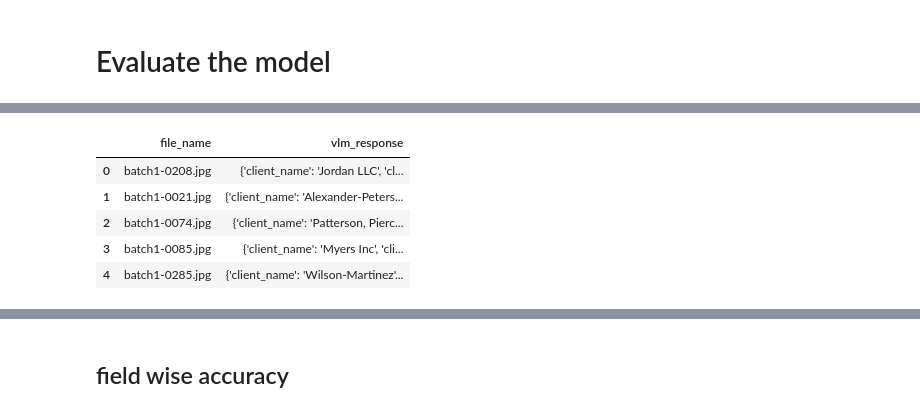
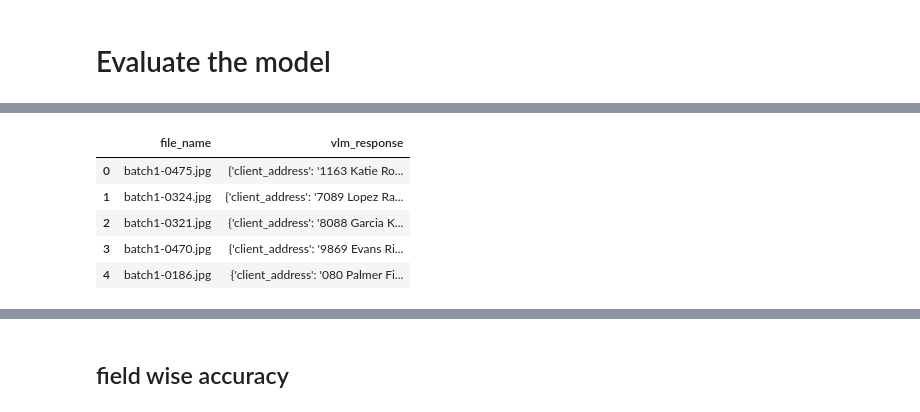
Before and after one commit to avinishV/small_vlm_for_invoice, a Jupyter notebook: invoice-data-extraction-using-smolvlm.ipynb, the cells around one changed output, grey strips where cells are left out. Cells and saved outputs as stored; diff of their text form; code cells hidden in the pictures.

```diff
--- a/invoice-data-extraction-using-smolvlm.ipynb
+++ b/invoice-data-extraction-using-smolvlm.ipynb
@@ -60,5 +29,5 @@ time: 1min 22s (started: 2025-06-09 16:41:31 +00:00)
 # %%
-csv_file = "/kaggle/input/high-quality-invoice-images-for-ocr/batch_1/batch_1/batch1_1.csv"
+csv_file = "../batch_1/batch_1/batch1_1.csv"
 df = pd.read_csv(csv_file)
 df.head()
 # %% [output]
@@ -321,7 +285,7 @@ time: 302 µs (started: 2025-06-08 11:07:08 +00:00)
 import os
 from transformers.image_utils import load_image
 
-img_folder_path = "/kaggle/input/high-quality-invoice-images-for-ocr/batch_1/batch_1/batch1_1"
+img_folder_path = "../batch_1/batch_1/batch1_1"
 images_path = []
 invoice_no_lst = []
 for file in os.listdir(img_folder_path):
@@ -435,4 +397,4 @@ def custom_collate_fn(batch):
 
 # Initialize dataset and dataloader
 dataset = InvoiceDataset(images_path, invoice_no_lst, messages, processor)
-dataloader = DataLoader(dataset, batch_size=5, num_workers=0, pin_memory=True, collate_fn=custom_collate_fn)
+dataloader = DataLoader(dataset, batch_size=15, num_workers=0, pin_memory=True, collate_fn=custom_collate_fn)
@@ -507,7 +501,7 @@ df.head()
 # Ground truth
 # %%
 import pandas as pd
-csv_file = "/kaggle/input/high-quality-invoice-images-for-ocr/batch_1/batch_1/batch1_1.csv"
+csv_file = "../batch_1/batch_1/batch1_1.csv"
 df = pd.read_csv(csv_file)
 # df = df.rename(columns={'File Name': 'file_name'})
 df.head()
@@ -635,12 +609,12 @@ time: 485 µs (started: 2025-06-09 16:46:41 +00:00)
 # %%
-df_resp = pd.read_csv("/kaggle/input/invoice-data-extraction-using-smolvlm/extracted_data.csv")
+df_resp = pd.read_csv("./extracted_data.csv")
 df_resp.columns =  ["file_name", "vlm_response"]
 df_resp["vlm_response"] = df_resp["vlm_response"].apply(safe_load)
 df_resp.head()
 # %% [output]
 |  | file_name | vlm_response |
-| 0 | batch1-0208.jpg | {'client_name': 'Jordan LLC', 'cl... |
-| 1 | batch1-0021.jpg | {'client_name': 'Alexander-Peters... |
-| 2 | batch1-0074.jpg | {'client_name': 'Patterson, Pierc... |
-| 3 | batch1-0085.jpg | {'client_name': 'Myers Inc', 'cli... |
-| 4 | batch1-0285.jpg | {'client_name': 'Wilson-Martinez'... |
+| 0 | batch1-0475.jpg | {'client_address': '1163 Katie Ro... |
+| 1 | batch1-0324.jpg | {'client_address': '7089 Lopez Ra... |
+| 2 | batch1-0321.jpg | {'client_address': '8088 Garcia K... |
+| 3 | batch1-0470.jpg | {'client_address': '9869 Evans Ri... |
+| 4 | batch1-0186.jpg | {'client_address': '080 Palmer Fi... |
```
Also changed, not shown: parts of 47 cells of this notebook, 1 other file.
